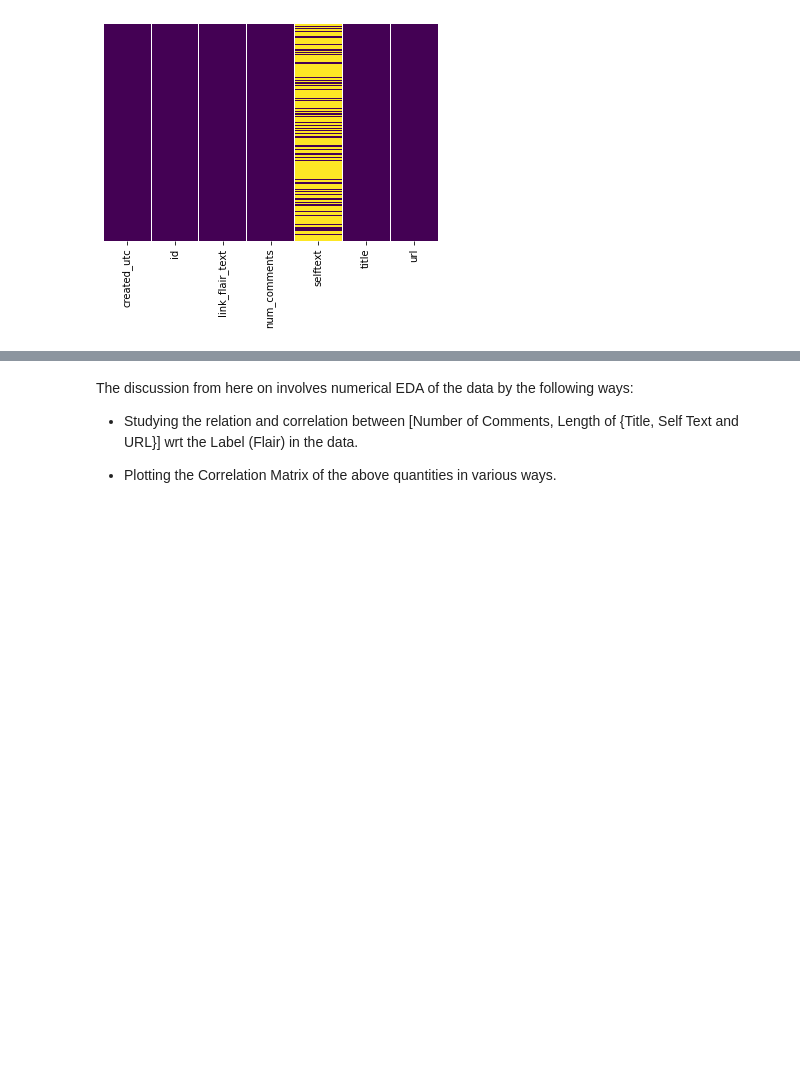
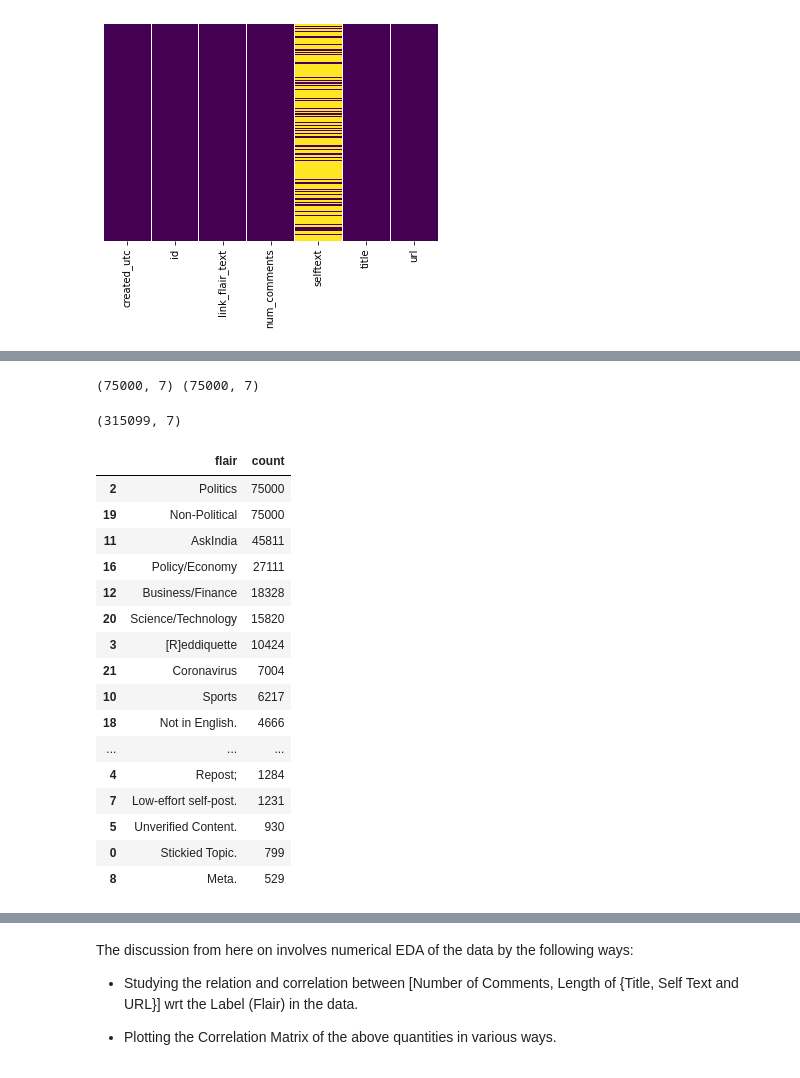
Before and after one commit to RachitBansal/RedditFlairDetector, a Jupyter notebook: 2_EDA&PreProcessing.ipynb, the cells around one changed output, grey strips where cells are left out. Drawn from its saved outputs; the diff is of its cells as text; code cells hidden in the pictures; blank space fills up the shorter version.

```diff
--- a/2_EDA&PreProcessing.ipynb
+++ b/2_EDA&PreProcessing.ipynb
@@ -228,0 +242,3 @@ df.fillna('None', inplace = True)
+# %%
+n_p_df = df.loc[df['link_flair_text'] != 'Politics']
+n_p_df = n_p_df.loc[n_p_df['link_flair_text'] != 'Non-Political']
@@ -228,0 +249,22 @@ df.fillna('None', inplace = True)
+# %%
+from sklearn.utils import resample
+
+pol_downs = resample(politics_df,
+                          replace = False, # sample without replacement
+                          n_samples = 75000, # match minority n
+                          random_state = 27)
+
+non_pol_downs = resample(non_pol_df,
+                          replace = False, # sample without replacement
+                          n_samples = 75000, # match minority n
+                          random_state = 27)
+# %%
+print(pol_downs.shape, non_pol_downs.shape)
+# %% [output]
+(75000, 7) (75000, 7)
+# %%
+df_bal = pd.concat([pol_downs, non_pol_downs, n_p_df])
+# %%
+df_bal.shape
+# %% [output]
+(315099, 7)
@@ -228,0 +273,33 @@ df.fillna('None', inplace = True)
+# %%
+flairs_count = {
+    'flair': [],
+    'count': []
+}
+
+for flair in flairs_to_keep:
+  count = np.sum(df_bal.loc[:, 'link_flair_text'].values == flair)
+  flairs_count['flair'].append(flair)
+  flairs_count['count'].append(count)
+
+pd.DataFrame(flairs_count) \
+    .round(decimals=2) \
+    .sort_values('count', ascending=False) \
+    .style.bar(color=['grey', 'red'], align='zero')
+# %% [output]
+|  | flair | count |
+| 2 | Politics | 75000 |
+| 19 | Non-Political | 75000 |
+| 11 | AskIndia | 45811 |
+| 16 | Policy/Economy | 27111 |
+| 12 | Business/Finance | 18328 |
+| 20 | Science/Technology | 15820 |
+| 3 | [R]eddiquette | 10424 |
+| 21 | Coronavirus | 7004 |
+| 10 | Sports | 6217 |
+| 18 | Not in English. | 4666 |
+| ... | ... | ... |
+| 4 | Repost; | 1284 |
+| 7 | Low-effort self-post. | 1231 |
+| 5 | Unverified Content. | 930 |
+| 0 | Stickied Topic. | 799 |
+| 8 | Meta. | 529 |
```
Also changed, not shown: parts of 20 cells of this notebook.
